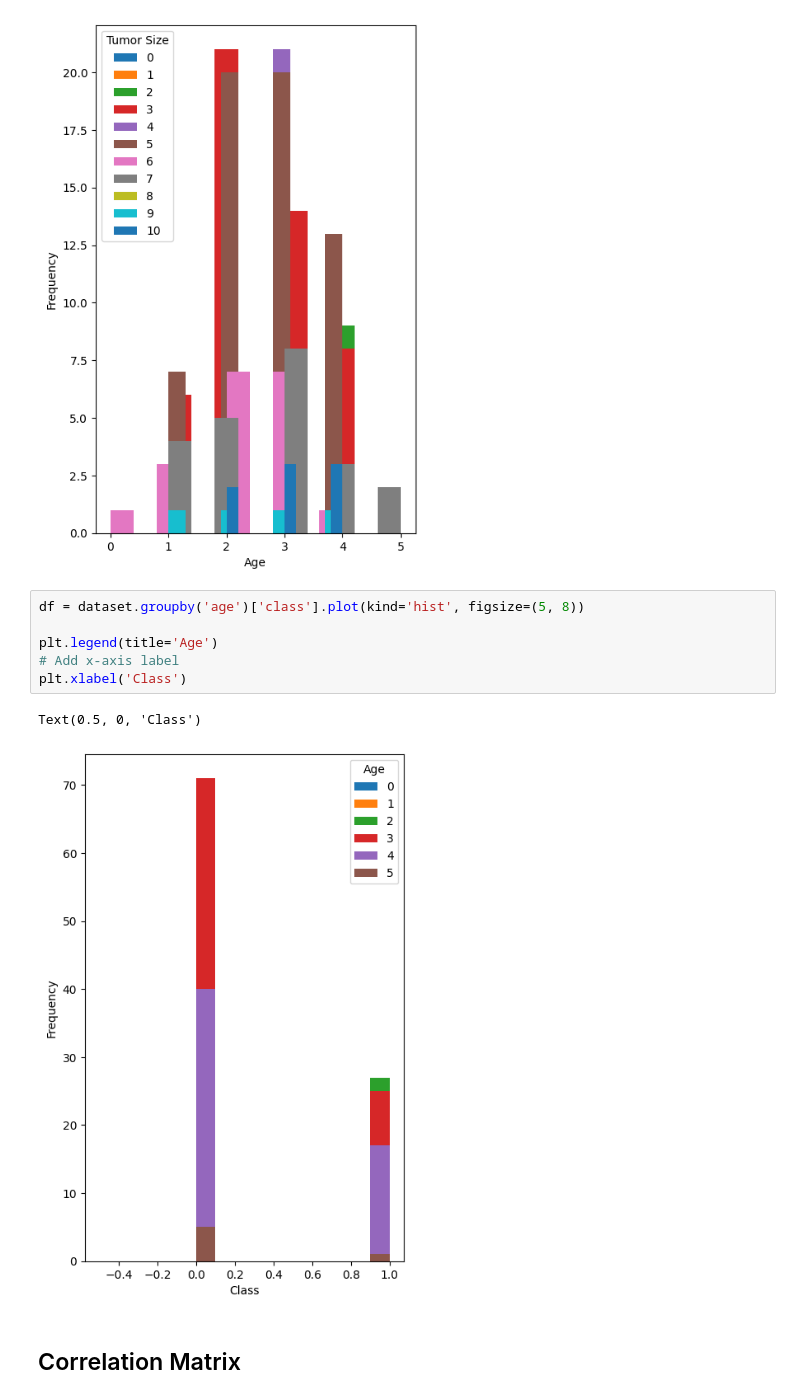
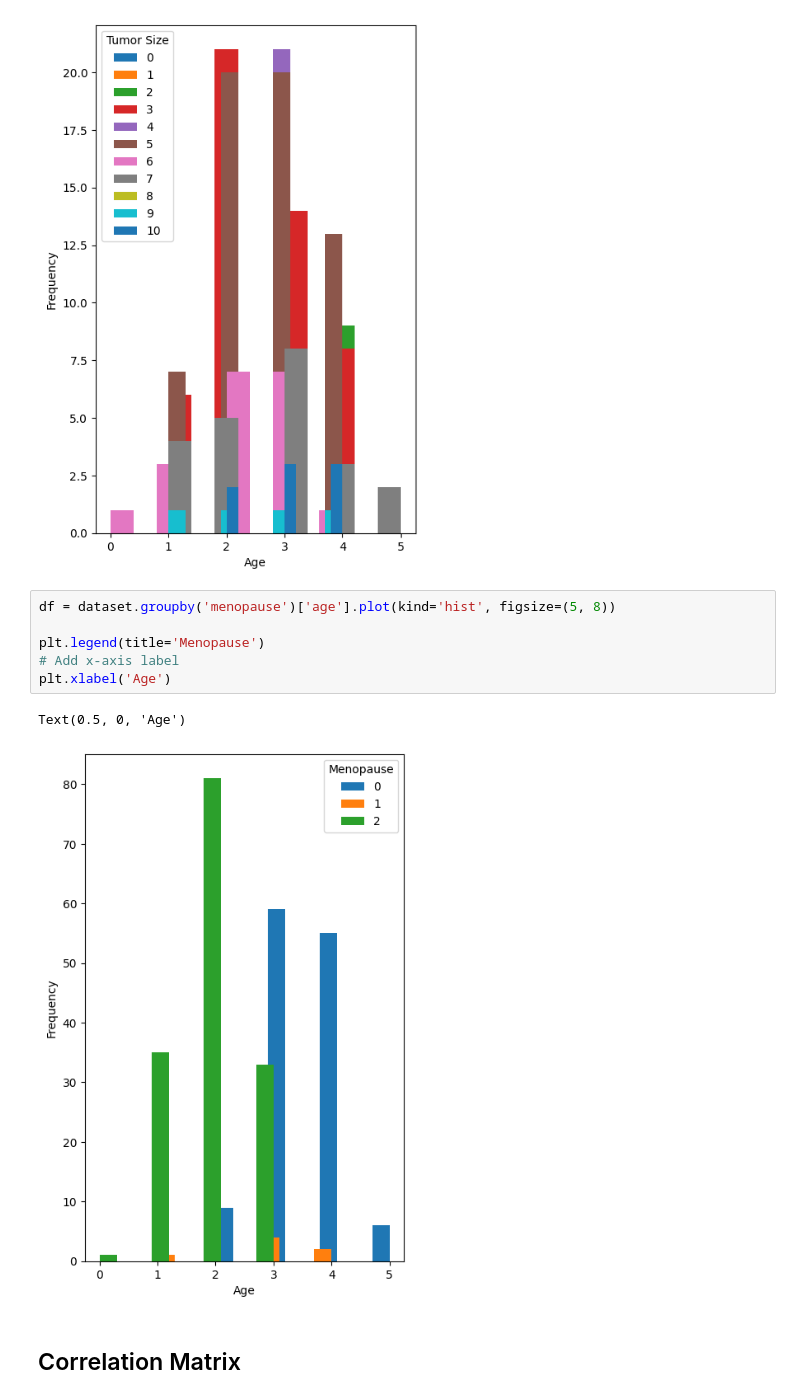
Before and after one commit to AnthonySanchez150/CECS456-Project, a Jupyter notebook: breast_cancer.ipynb, the cells around one changed output. Cells and saved outputs as stored; diff of their text form.

Commit message:
Update second histogram to look better

```diff
--- a/breast_cancer.ipynb
+++ b/breast_cancer.ipynb
@@ -188,14 +188,14 @@ plt.xlabel('Age')
 Text(0.5, 0, 'Age')
 [figure]
 # %%
-df = dataset.groupby('age')['class'].plot(kind='hist', figsize=(5, 8))
+df = dataset.groupby('menopause')['age'].plot(kind='hist', figsize=(5, 8))
 
-plt.legend(title='Age')
+plt.legend(title='Menopause')
 # Add x-axis label
-plt.xlabel('Class')
+plt.xlabel('Age')
 # %% [output]
-Text(0.5, 0, 'Class')
+Text(0.5, 0, 'Age')
-[figure, old version]
+[figure, new version]
 # %% [markdown]
 ## Correlation Matrix
 # %%
```
